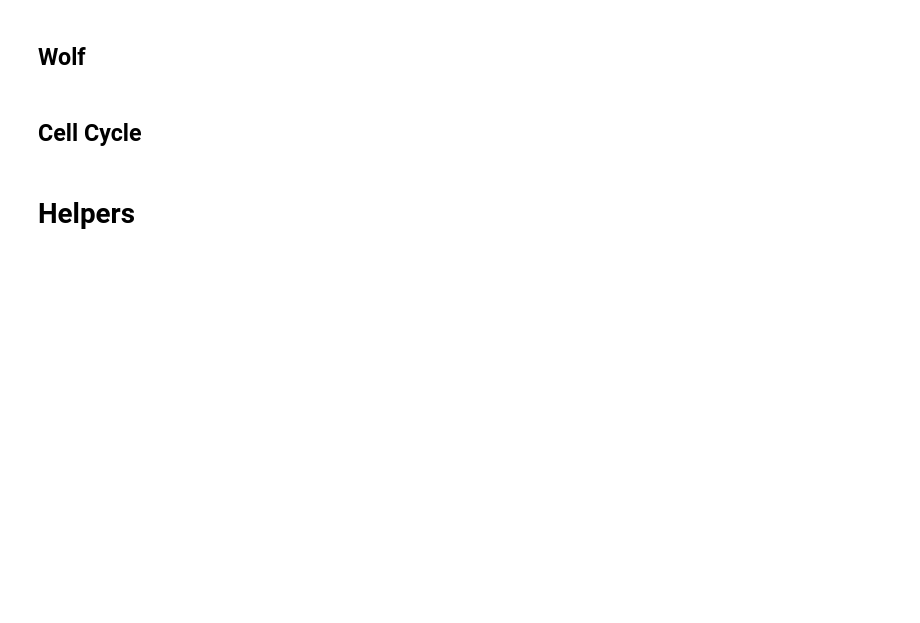
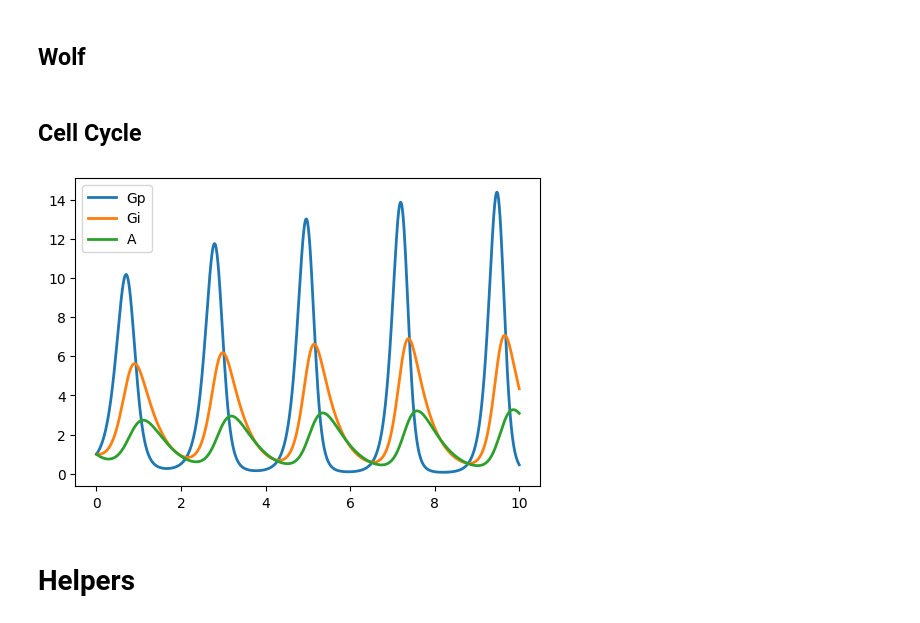
Before and after one commit to ModelEngineering/autoencodersb, a Jupyter notebook: notebooks/evaluating_autoencoders.ipynb, the cells around one changed output. Cells and saved outputs as stored; diff of their text form; code cells hidden in the pictures; blank space fills up the shorter version.

```diff
--- a/notebooks/evaluating_autoencoders.ipynb
+++ b/notebooks/evaluating_autoencoders.ipynb
@@ -41,11 +47,13 @@ WOLF_DF = pd.DataFrame(WOLF_ARR, columns=columns)
 # %%
 url = "https://www.ebi.ac.uk/biomodels/services/download/get-files/MODEL2004140001/3/Garde2020.xml"
 rr = te.loadSBMLModel(url)
-arr = rr.simulate(0, 10, 1000)
+arr = rr.simulate(0, 10, 1000, selections=['time', 'Gp', 'Gi', 'A'])
+rr.plot()
 columns = [c[1:-1] if c != 'time' else c for c in arr.colnames]
 CELL_CYCLE_DF = pd.DataFrame(arr, columns=columns)
-del CELL_CYCLE_DF["B"]
 CELL_CYCLE_ARR = CELL_CYCLE_DF.values
+# %% [output]
+[figure, added]
 # %% [markdown]
 # Helpers
 # %% [markdown]
```
Also changed, not shown: parts of 32 cells of this notebook, 10 other files.
